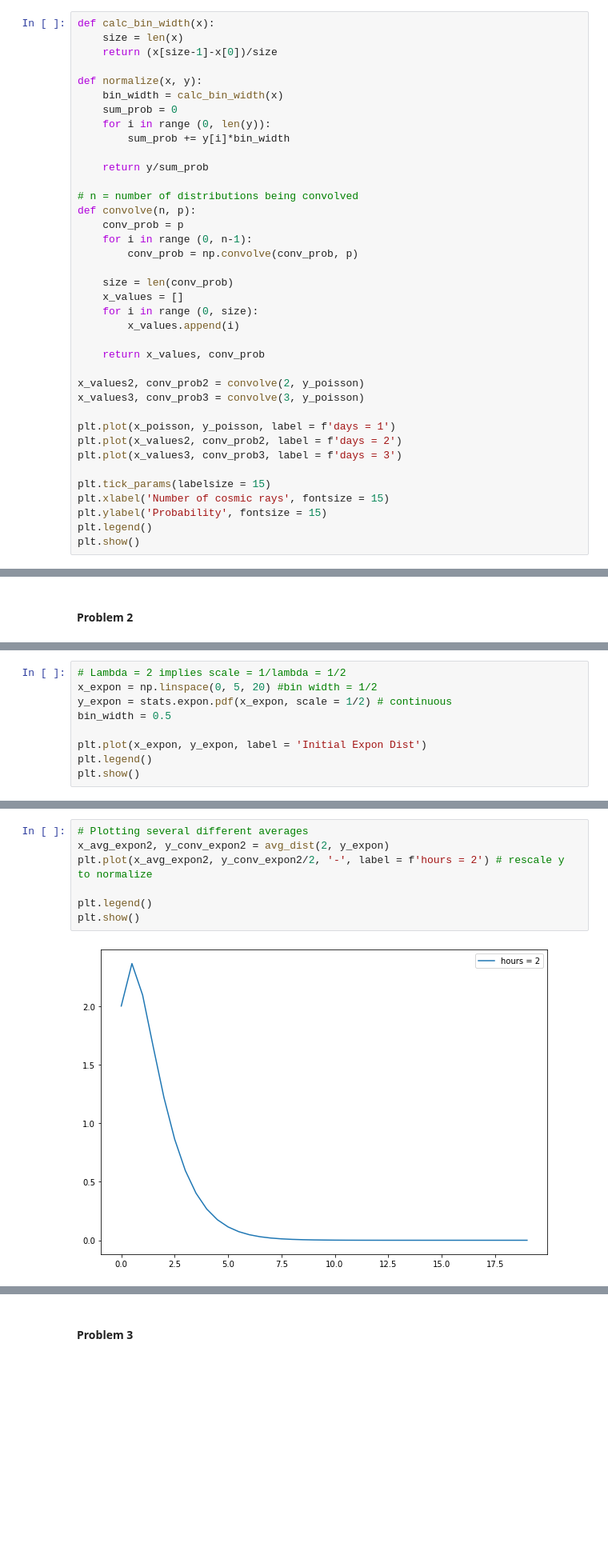
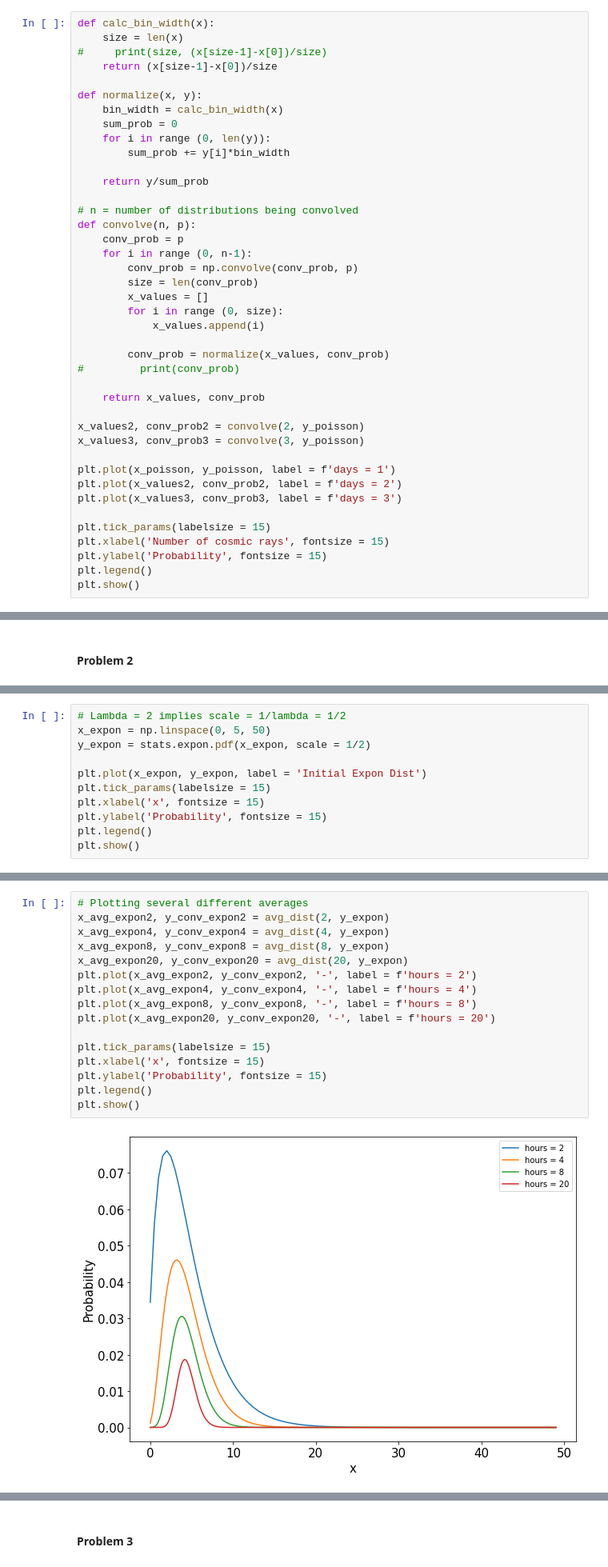
Before and after one commit to jenniv27/phys434, a Jupyter notebook: Labs/Lab2.ipynb, the cells around one changed output, grey strips where cells are left out. Shown at 80% size. Drawn from its saved outputs; the diff is of its cells as text; blank space fills up the shorter version.

```diff
--- a/Labs/Lab2.ipynb
+++ b/Labs/Lab2.ipynb
@@ -56,6 +50,7 @@ Next I will integrate (sum) the background distribution over 2 and 3 days, and p
 # %%
 def calc_bin_width(x):
     size = len(x)
+#     print(size, (x[size-1]-x[0])/size)
     return (x[size-1]-x[0])/size
 
 def normalize(x, y):
@@ -71,11 +66,13 @@ def convolve(n, p):
     conv_prob = p
     for i in range (0, n-1):
         conv_prob = np.convolve(conv_prob, p)
+        size = len(conv_prob)
+        x_values = []
+        for i in range (0, size):
+            x_values.append(i)
 
-    size = len(conv_prob)
-    x_values = []
-    for i in range (0, size):
-        x_values.append(i)
+        conv_prob = normalize(x_values, conv_prob)
+#         print(conv_prob)
 
     return x_values, conv_prob
 
@@ -281,10 +269,12 @@ To do this, we will first take the convolution of this exponential distribution
 # %%
 # Lambda = 2 implies scale = 1/lambda = 1/2
-x_expon = np.linspace(0, 5, 20) #bin width = 1/2
-y_expon = stats.expon.pdf(x_expon, scale = 1/2) # continuous
-bin_width = 0.5
+x_expon = np.linspace(0, 5, 50)
+y_expon = stats.expon.pdf(x_expon, scale = 1/2)
 
 plt.plot(x_expon, y_expon, label = 'Initial Expon Dist')
+plt.tick_params(labelsize = 15)
+plt.xlabel('x', fontsize = 15)
+plt.ylabel('Probability', fontsize = 15)
 plt.legend()
 plt.show()
 # %% [output]
@@ -292,9 +286,18 @@ plt.show()
 # %%
 # Plotting several different averages
 x_avg_expon2, y_conv_expon2 = avg_dist(2, y_expon)
-plt.plot(x_avg_expon2, y_conv_expon2/2, '-', label = f'hours = 2') # rescale y to normalize
+x_avg_expon4, y_conv_expon4 = avg_dist(4, y_expon)
+x_avg_expon8, y_conv_expon8 = avg_dist(8, y_expon)
+x_avg_expon20, y_conv_expon20 = avg_dist(20, y_expon)
+plt.plot(x_avg_expon2, y_conv_expon2, '-', label = f'hours = 2')
+plt.plot(x_avg_expon4, y_conv_expon4, '-', label = f'hours = 4')
+plt.plot(x_avg_expon8, y_conv_expon8, '-', label = f'hours = 8')
+plt.plot(x_avg_expon20, y_conv_expon20, '-', label = f'hours = 20')
 
+plt.tick_params(labelsize = 15)
+plt.xlabel('x', fontsize = 15)
+plt.ylabel('Probability', fontsize = 15)
 plt.legend()
 plt.show()
 # %% [output]
-[figure, old version]
+[figure, new version]
```
Also changed, not shown: parts of 54 cells of this notebook.
